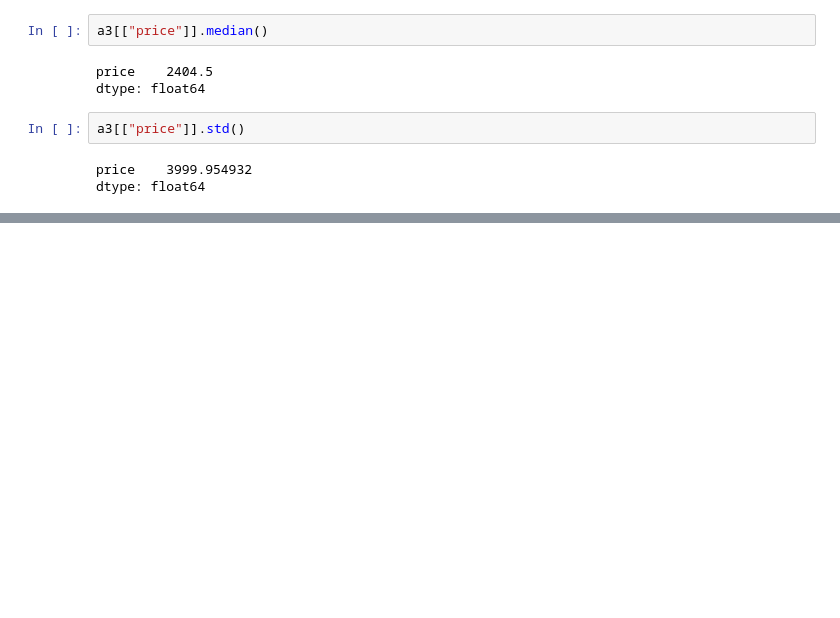
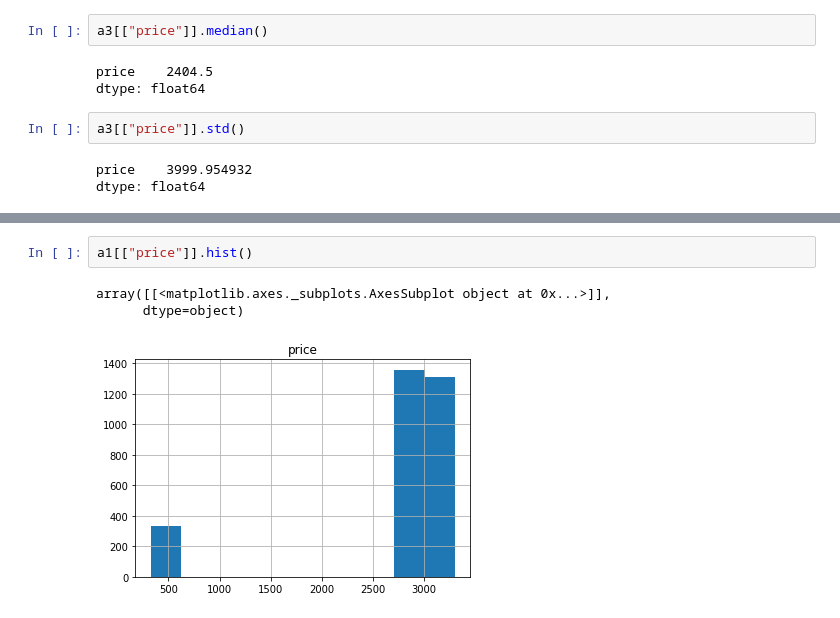
Before and after one commit to RhaSeimoha/data-science-fiap, a Jupyter notebook: Aula1.ipynb, the cells around one changed output, grey strips where cells are left out. Cells and saved outputs as stored; diff of their text form; blank space fills up the shorter version.

```diff
--- a/Aula1.ipynb
+++ b/Aula1.ipynb
@@ -123,0 +137,6 @@ dtype: float64
+# %%
+a1[["price"]].hist()
+# %% [output]
+array([[<matplotlib.axes._subplots.AxesSubplot object at 0x...>]],
+      dtype=object)
+[figure, added]
```
Also changed, not shown: parts of 3 cells of this notebook.
